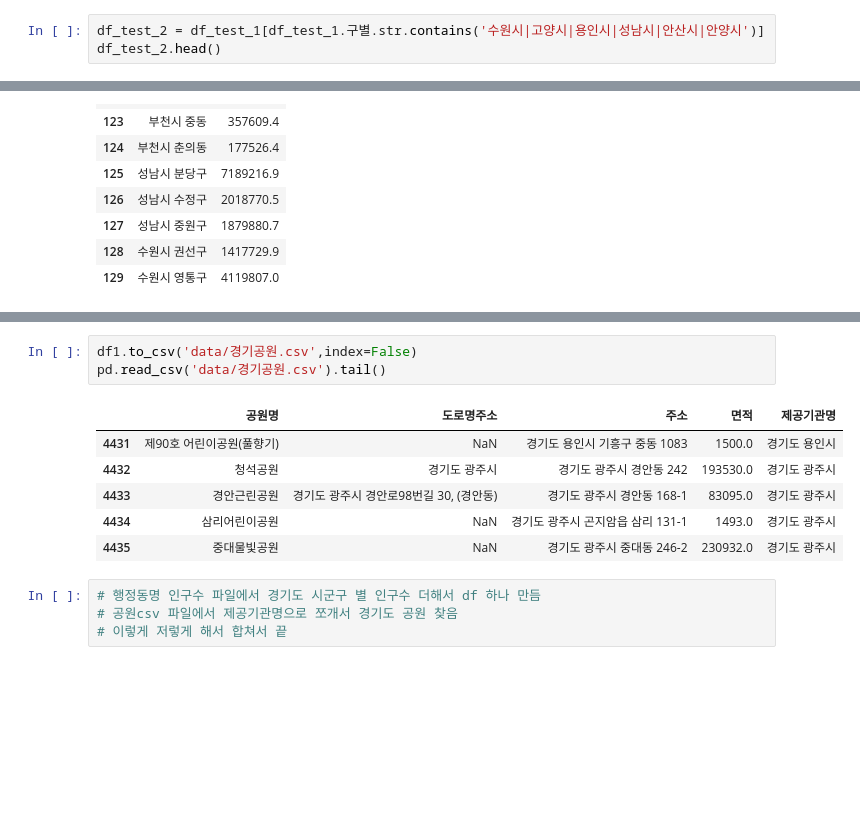
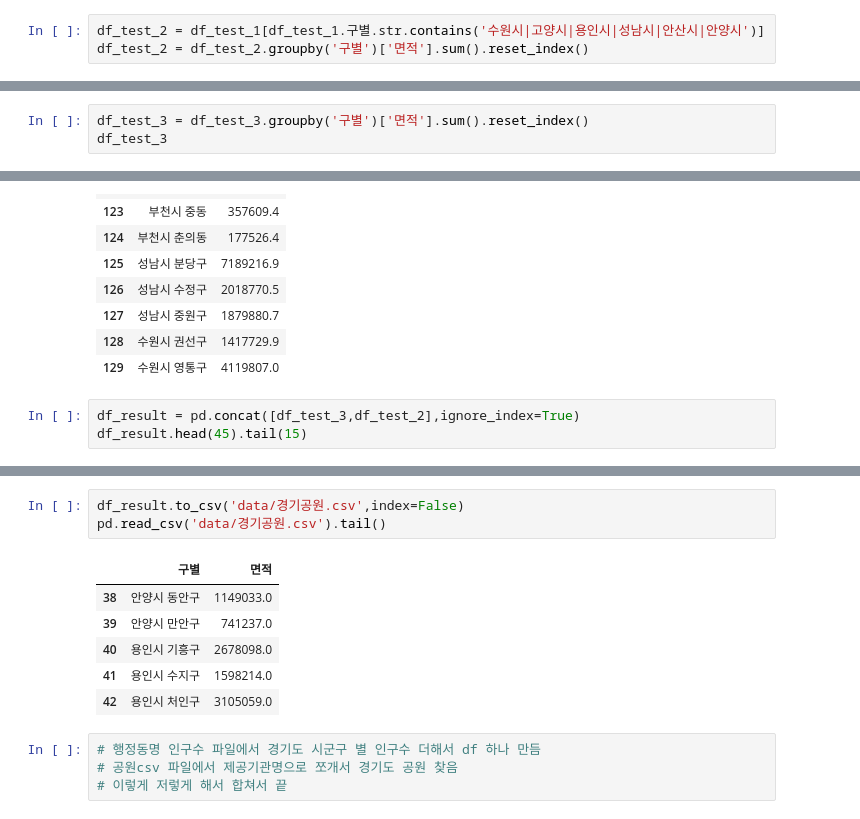
Before and after one commit to Mayhem-XD/DataAnalysis, a Jupyter notebook: 99.과제/02.경기도 공원.ipynb, the cells around one changed output, grey strips where cells are left out. Saved outputs shown, nothing was run; the diff lists cells and outputs as text; blank space fills up the shorter version.

```diff
--- a/99.과제/02.경기도 공원.ipynb
+++ b/99.과제/02.경기도 공원.ipynb
@@ -99,4 +99,4 @@ df_test_1.head()
 | 4 | 가평군 조종면 | 1540.0 |
 # %%
 df_test_2 = df_test_1[df_test_1.구별.str.contains('수원시|고양시|용인시|성남시|안산시|안양시')]
-df_test_2.head()
+df_test_2 = df_test_2.groupby('구별')['면적'].sum().reset_index()
@@ -140,3 +152,6 @@ See the caveats in the documentation: https://pandas.pydata.org/pandas-docs/stab
 | 2 | 가평군 | 25421.0 |
 | 3 | 가평군 | 54409.0 |
 | 4 | 가평군 | 1540.0 |
+# %%
+df_test_3 = df_test_3.groupby('구별')['면적'].sum().reset_index()
+df_test_3
@@ -154,3 +187,6 @@ df_test_1.head(130).tail(10)
 | 127 | 성남시 중원구 | 1879880.7 |
 | 128 | 수원시 권선구 | 1417729.9 |
 | 129 | 수원시 영통구 | 4119807.0 |
+# %%
+df_result = pd.concat([df_test_3,df_test_2],ignore_index=True)
+df_result.head(45).tail(15)
@@ -157,13 +210,13 @@ df_test_1.head(130).tail(10)
 # %%
-df1.to_csv('data/경기공원.csv',index=False)
+df_result.to_csv('data/경기공원.csv',index=False)
 pd.read_csv('data/경기공원.csv').tail()
 # %% [output]
-|  | 공원명 | 도로명주소 | 주소 | 면적 | 제공기관명 |
-| 4431 | 제90호 어린이공원(풀향기) | NaN | 경기도 용인시 기흥구 중동 1083 | 1500.0 | 경기도 용인시 |
-| 4432 | 청석공원 | 경기도 광주시 | 경기도 광주시 경안동 242 | 193530.0 | 경기도 광주시 |
-| 4433 | 경안근린공원 | 경기도 광주시 경안로98번길 30, (경안동) | 경기도 광주시 경안동 168-1 | 83095.0 | 경기도 광주시 |
-| 4434 | 삼리어린이공원 | NaN | 경기도 광주시 곤지암읍 삼리 131-1 | 1493.0 | 경기도 광주시 |
-| 4435 | 중대물빛공원 | NaN | 경기도 광주시 중대동 246-2 | 230932.0 | 경기도 광주시 |
+|  | 구별 | 면적 |
+| 38 | 안양시 동안구 | 1149033.0 |
+| 39 | 안양시 만안구 | 741237.0 |
+| 40 | 용인시 기흥구 | 2678098.0 |
+| 41 | 용인시 수지구 | 1598214.0 |
+| 42 | 용인시 처인구 | 3105059.0 |
 # %%
 # 행정동명 인구수 파일에서 경기도 시군구 별 인구수 더해서 df 하나 만듬
 # 공원csv 파일에서 제공기관명으로 쪼개서 경기도 공원 찾음
```
Also changed, not shown: parts of 4 cells of this notebook, 1 other file.
